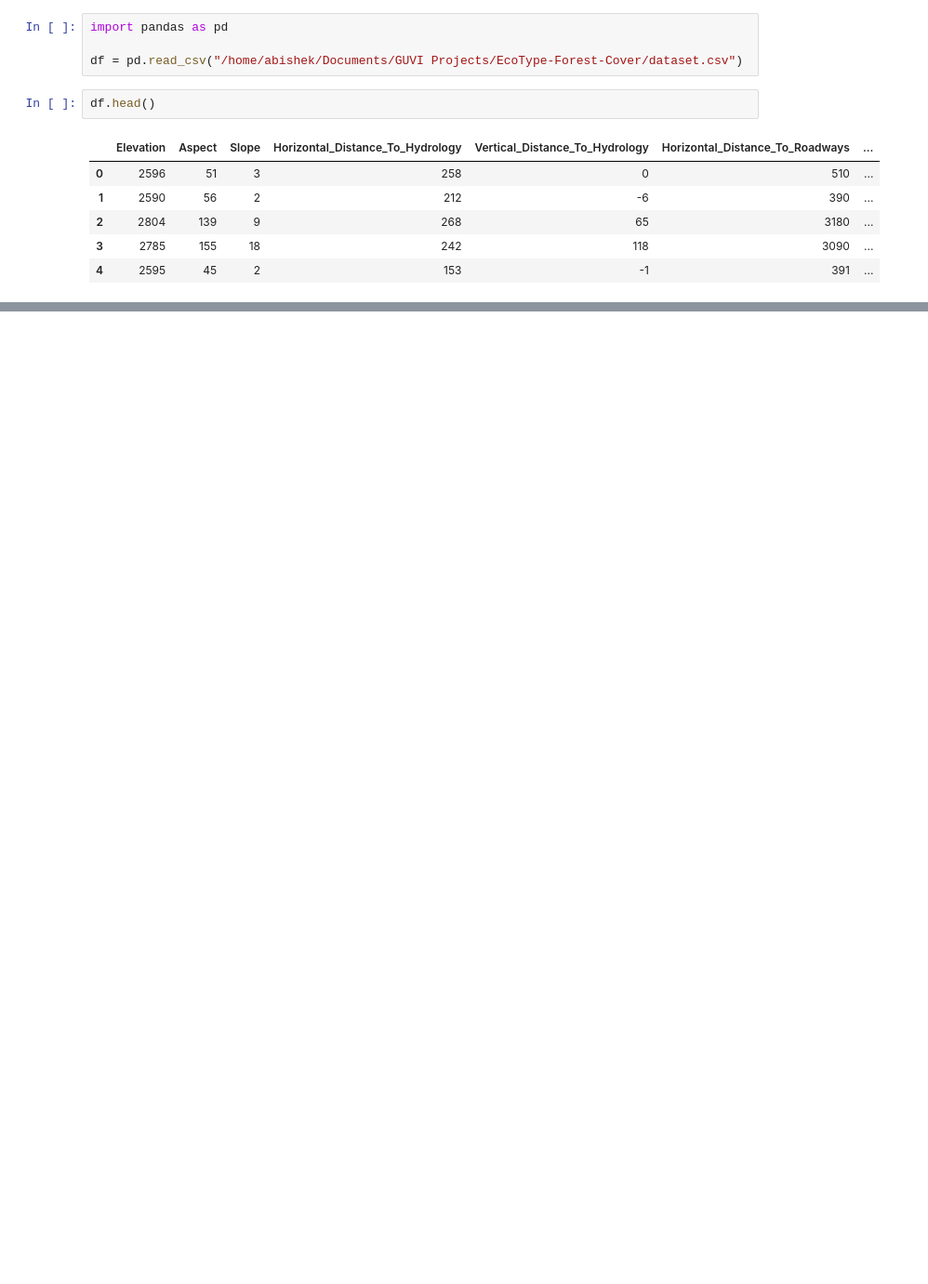
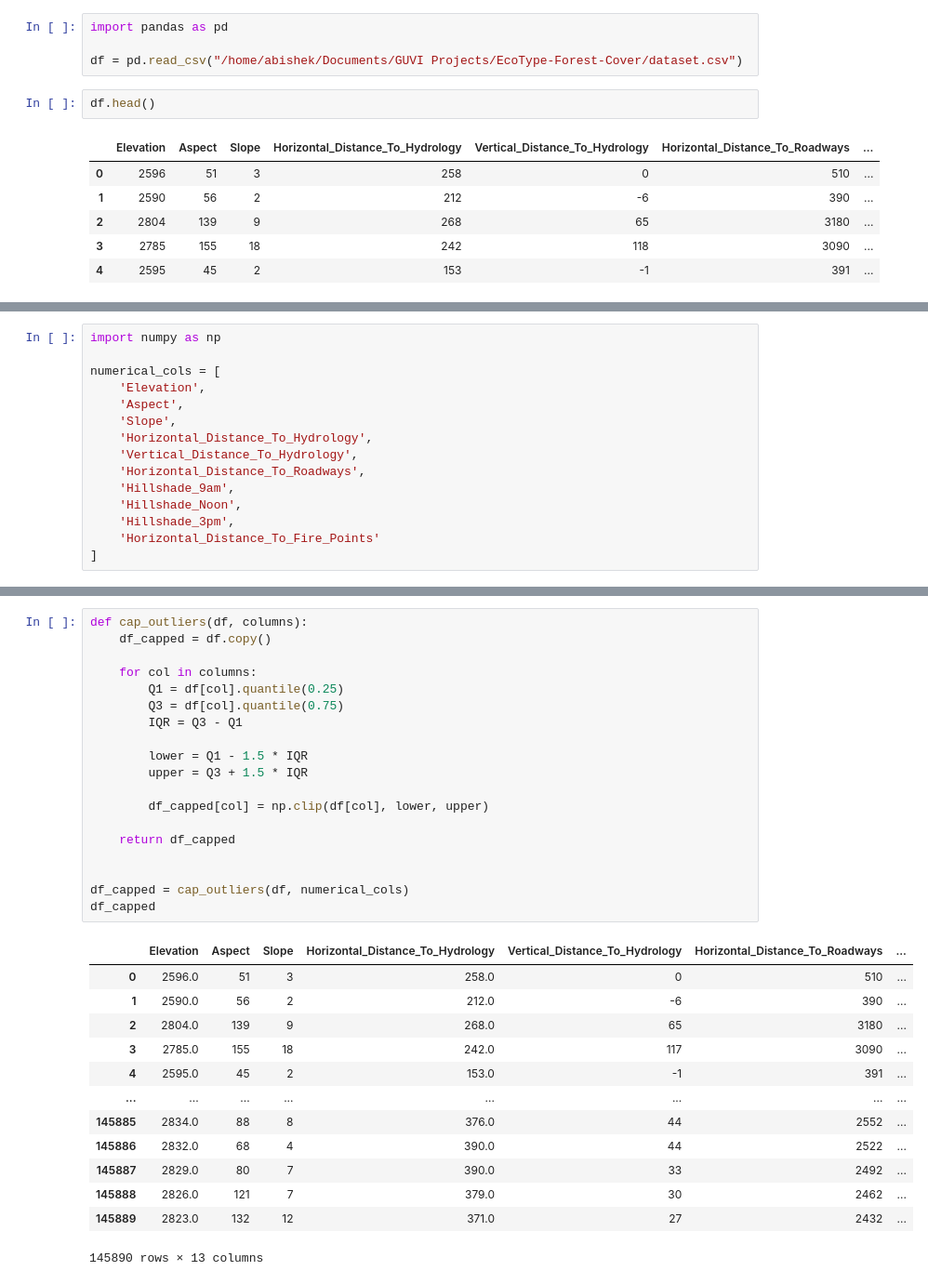
Before and after one commit to abishek-murugan/EcoType-Forest-Cover, a Jupyter notebook: notebooks/1_data_understanding.ipynb, the cells around one changed output, grey strips where cells are left out. Shown at 93% size. Drawn from its saved outputs; the diff is of its cells as text; blank space fills up the shorter version.

Commit message:
Outliers capped in the dataframe

```diff
--- a/notebooks/1_data_understanding.ipynb
+++ b/notebooks/1_data_understanding.ipynb
@@ -13,0 +104,15 @@ df.head()
+# %%
+import numpy as np
+
+numerical_cols = [
+    'Elevation',
+    'Aspect',
+    'Slope',
+    'Horizontal_Distance_To_Hydrology',
+    'Vertical_Distance_To_Hydrology',
+    'Horizontal_Distance_To_Roadways',
+    'Hillshade_9am',
+    'Hillshade_Noon',
+    'Hillshade_3pm',
+    'Horizontal_Distance_To_Fire_Points'
+]
@@ -13,0 +157,33 @@ df.head()
+# %%
+def cap_outliers(df, columns):
+    df_capped = df.copy()
+
+    for col in columns:
+        Q1 = df[col].quantile(0.25)
+        Q3 = df[col].quantile(0.75)
+        IQR = Q3 - Q1
+
+        lower = Q1 - 1.5 * IQR
+        upper = Q3 + 1.5 * IQR
+
+        df_capped[col] = np.clip(df[col], lower, upper)
+
+    return df_capped
+
+
+df_capped = cap_outliers(df, numerical_cols)
+df_capped
+# %% [output]
+|  | Elevation | Aspect | Slope | Horizontal_Distance_To_Hydrology | Vertical_Distance_To_Hydrology | Horizontal_Distance_To_Roadways | ... |
+| 0 | 2596.0 | 51 | 3 | 258.0 | 0 | 510 | ... |
+| 1 | 2590.0 | 56 | 2 | 212.0 | -6 | 390 | ... |
+| 2 | 2804.0 | 139 | 9 | 268.0 | 65 | 3180 | ... |
+| 3 | 2785.0 | 155 | 18 | 242.0 | 117 | 3090 | ... |
+| 4 | 2595.0 | 45 | 2 | 153.0 | -1 | 391 | ... |
+| ... | ... | ... | ... | ... | ... | ... | ... |
+| 145885 | 2834.0 | 88 | 8 | 376.0 | 44 | 2552 | ... |
+| 145886 | 2832.0 | 68 | 4 | 390.0 | 44 | 2522 | ... |
+| 145887 | 2829.0 | 80 | 7 | 390.0 | 33 | 2492 | ... |
+| 145888 | 2826.0 | 121 | 7 | 379.0 | 30 | 2462 | ... |
+| 145889 | 2823.0 | 132 | 12 | 371.0 | 27 | 2432 | ... |
+145890 rows × 13 columns
```
Also changed, not shown: parts of 13 cells of this notebook.
